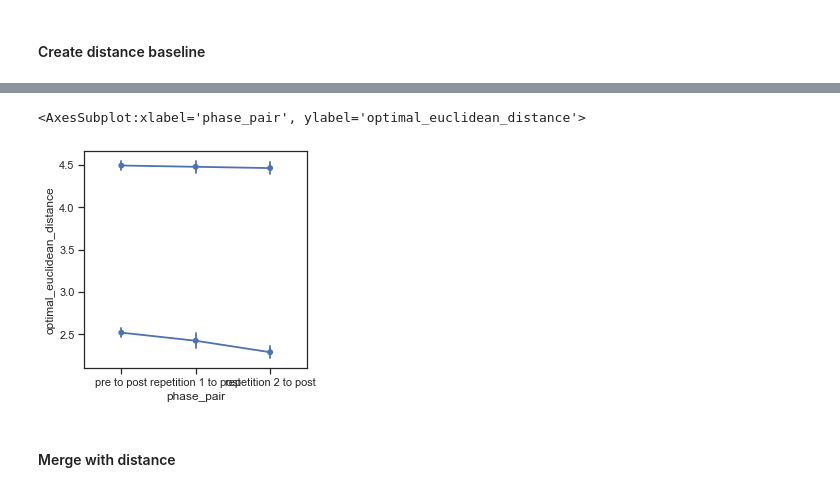
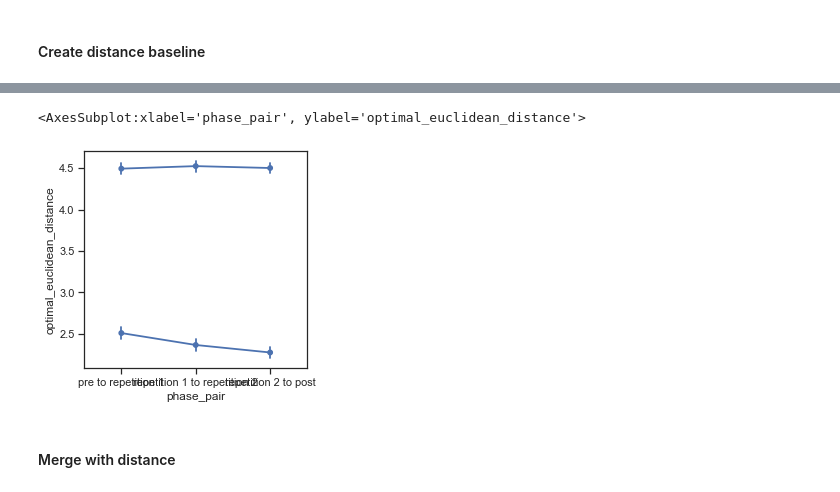
Before and after one commit to cogtoolslab/block_construction, a Jupyter notebook: analysis/ms2022/block_silhouette_action_sequences_ms2022_edit.ipynb, the cells around one changed output, grey strips where cells are left out. Drawn from its saved outputs; the diff is of its cells as text; code cells hidden in the pictures.

```diff
--- a/analysis/ms2022/block_silhouette_action_sequences_ms2022_edit.ipynb
+++ b/analysis/ms2022/block_silhouette_action_sequences_ms2022_edit.ipynb
@@ -388,8 +384,8 @@ def get_aggregate_distances(group, distance_measure=distance.euclidean, baseline
         phase_df['actual_euclidean_distance'] = phase_df.apply(lambda r: np.mean(\
                                                 np.diag(\
                                                     get_distance_matrix(\
-                                                        group[group.phase_extended==r.phase_a],\
-                                                        random_ppt_group[random_ppt_group.phase_extended==r.phase_b],\
+                                                        random_ppt_group[random_ppt_group.phase_extended==r.phase_a],\
+                                                        group[group.phase_extended==r.phase_b],\
 #                                                         group[group.phase_extended==r.phase_b],\
                                                         distance_measure))),
                                              axis=1)
@@ -431,8 +427,8 @@ def get_optimal_aggregate_distances(group, distance_measure=distance.euclidean,
                                             optimal_sort(\
                                             #distance matrix sorted by optimal order
                                                 get_distance_matrix(\
-                                                    group[group.phase_extended==r.phase_a],\
-                                                    random_ppt_group[random_ppt_group.phase_extended==r.phase_b],\
+                                                    random_ppt_group[random_ppt_group.phase_extended==r.phase_a],\
+                                                    group[group.phase_extended==r.phase_b],\
                                                     distance_measure).values))),
 
                                  axis=1)
@@ -687,0 +781,10 @@ df_time = df_temporal.copy()
+# %%
+df_baseline_dist_reduced = df_baseline_dists[df_baseline_dists.phase_pair.isin(['pre to repetition 1',
+                                                                    'repetition 1 to repetition 2',
+                                                                    'repetition 2 to post'])]
+
+fig = plt.figure()
+fig.set_size_inches(4, 4)
+sns.set(style="ticks", rc={"lines.linewidth": 1})
+sns.pointplot(data=df_baseline_dist_reduced, x="phase_pair", y="actual_euclidean_distance", hue='iteration')
+sns.pointplot(data=df_baseline_dist_reduced, x="phase_pair", y="optimal_euclidean_distance", hue='iteration')
@@ -721,18 +843,18 @@ df_optimal_euclidean_distances_baseline['baseline'] = 'random_ppt'
 # %%
 df_baselines = df_euclidean_distances_baseline.merge(df_optimal_euclidean_distances_baseline, how='left')
 # %%
-df_baselines_reduced = df_baselines[df_baselines.phase_pair.isin(['pre to post',
-                                                                    'repetition 1 to post',
+df_baselines_reduced = df_baselines[df_baselines.phase_pair.isin(['pre to repetition 1',
+                                                                    'repetition 1 to repetition 2',
                                                                     'repetition 2 to post'])]
 
 fig = plt.figure()
 fig.set_size_inches(4, 4)
 sns.set(style="ticks", rc={"lines.linewidth": 1})
 sns.pointplot(data=df_baselines_reduced, x="phase_pair", y="actual_euclidean_distance")
 sns.pointplot(data=df_baselines_reduced, x="phase_pair", y="optimal_euclidean_distance")
 # %% [output]
 <AxesSubplot:xlabel='phase_pair', ylabel='optimal_euclidean_distance'>
-[figure, old version]
+[figure, new version]
 # %% [markdown]
 #### Merge with distance
 # %%
```
Also changed, not shown: parts of 12 cells of this notebook.
